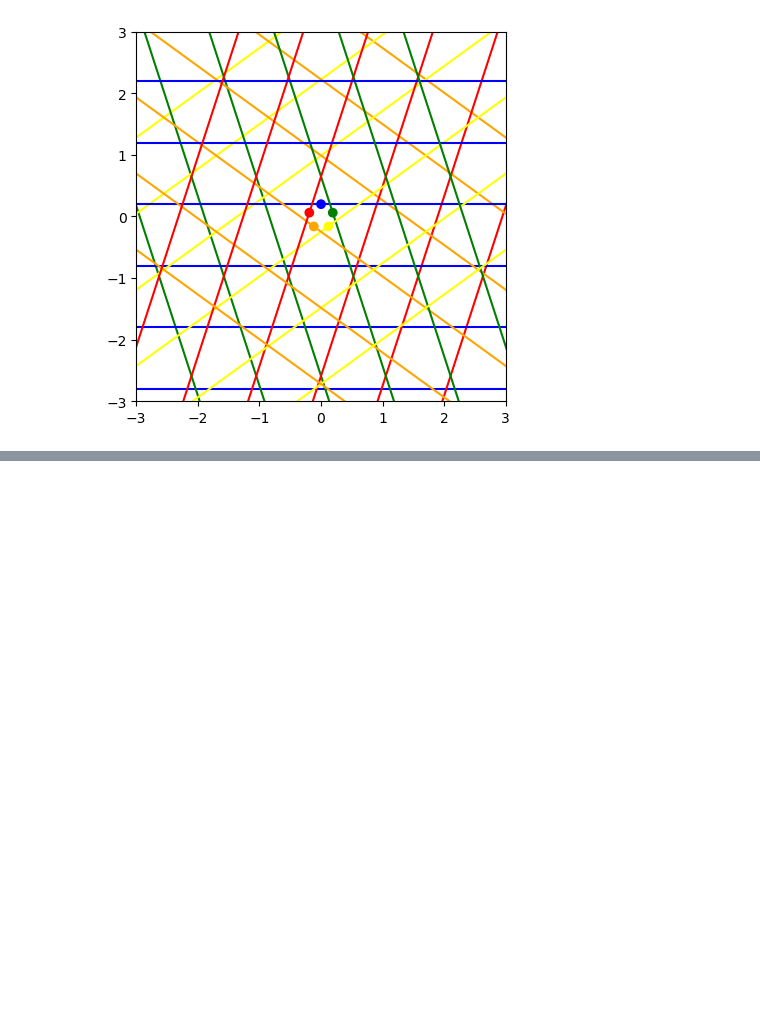
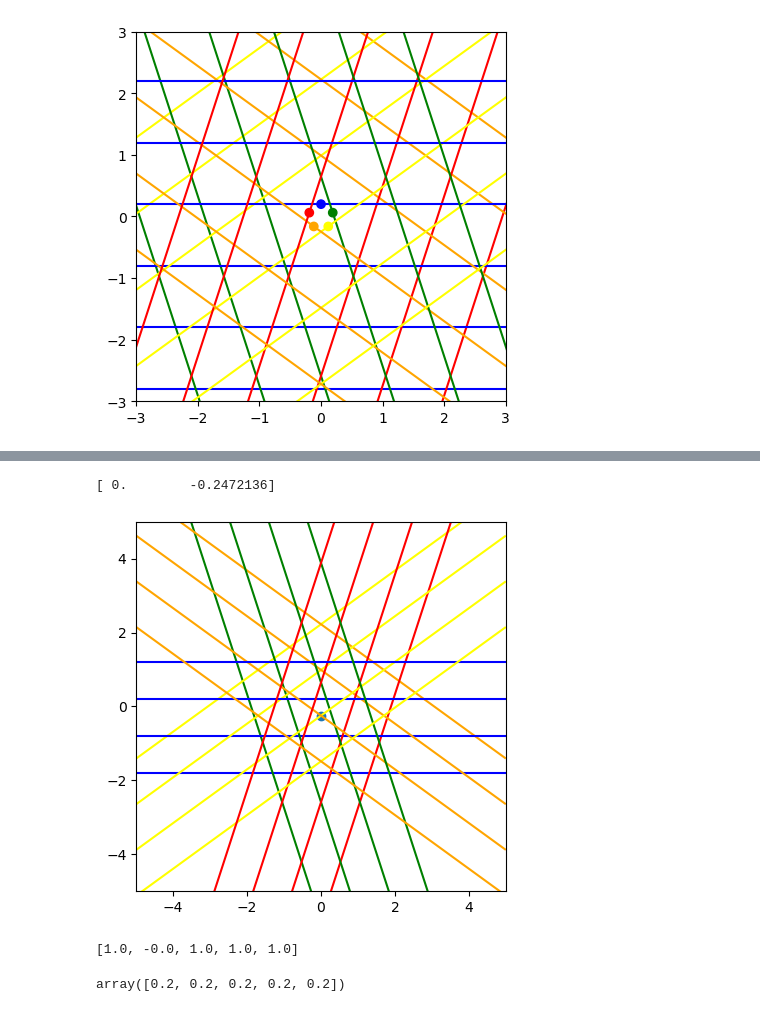
Before and after one commit to WilliamTylerBradley/grid_tilings, a Jupyter notebook: testing.ipynb, the cells around one changed output, grey strips where cells are left out. Drawn from its saved outputs; the diff is of its cells as text; code cells hidden in the pictures; blank space fills up the shorter version.

```diff
--- a/testing.ipynb
+++ b/testing.ipynb
@@ -155,0 +188,36 @@ plt.show()
+# %%
+intersection = intersections[0]
+current_distance = 5
+for i in intersections:
+     distance_to_center = np.square(i[0]) + np.square(i[1])
+     if distance_to_center < current_distance:
+          current_distance = distance_to_center
+          intersection = i
+print(intersection)
+
+fig, ax = plt.subplots()
+
+ax.add_collection(LineCollection(lines, colors = colors))
+
+ax.scatter(intersection[0], intersection[1])
+ax.set_xlim(-5, 5)
+ax.set_ylim(-5, 5)
+ax.set_aspect('equal')
+plt.show()
+# %% [output]
+[ 0.        -0.2472136]
+[figure, added]
+# %%
+k = []
+for c, s, o in zip(cos_list, sin_list, offsets):
+    k.append(np.ceil(c * intersection[0] + s * intersection[1] + o))
+print(k)
+# %% [output]
+[1.0, -0.0, 1.0, 1.0, 1.0]
+# %%
+need to keep track of which lines go with which intersection
+then flip between +0 and +1 for them to get the four coordinates
+
+nows the time to make this into classes
+# %% [output]
+array([0.2, 0.2, 0.2, 0.2, 0.2])
```
Also changed, not shown: parts of 8 cells of this notebook, 1 other file.
